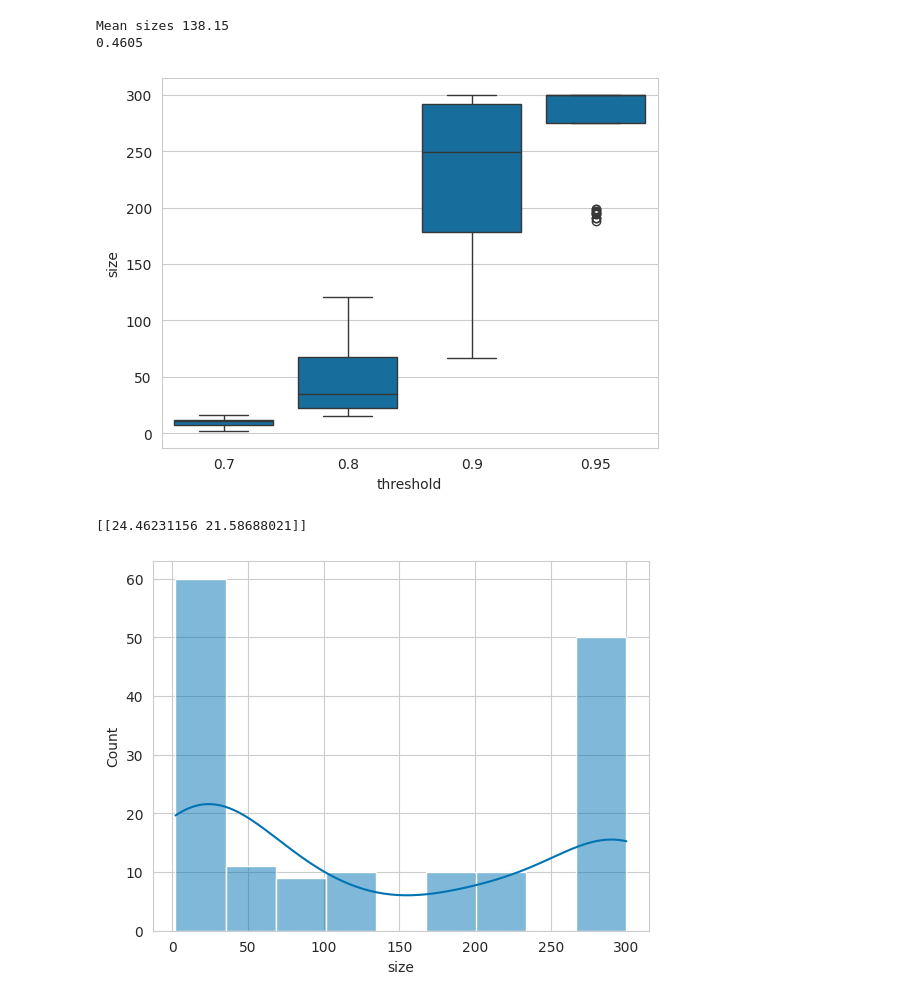
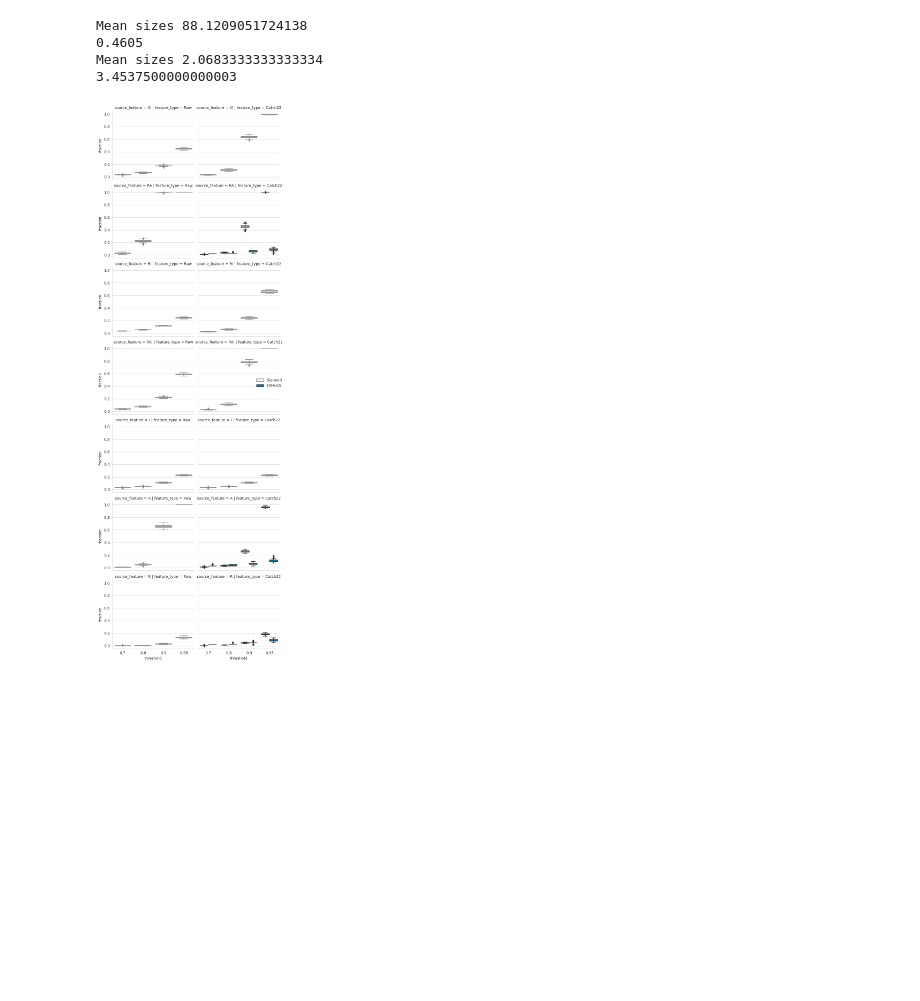
Before and after one commit to automl/instance-dac, a Jupyter notebook: analysis/selected_ispace_size.ipynb, the cells around one changed output. Drawn from its saved outputs; the diff is of its cells as text; code cells hidden in the pictures; blank space fills up the shorter version.

```diff
--- a/analysis/selected_ispace_size.ipynb
+++ b/analysis/selected_ispace_size.ipynb
@@ -1,38 +1,65 @@
 # %%
 from pathlib import Path
 import seaborn as sns
 import matplotlib.pyplot as plt
 import pandas as pd
 import numpy as np
 
+# sns.set_context("paper")
 sns.set_style("whitegrid")
 sns.set_palette("colorblind")
 
+
 # Path to selected instance sets
-path = Path("../data/instance_sets/selected/generated/Sigmoid/2D3M_train/Train")
-fnames = list(path.glob("**/*.csv"))
-threshs = [float(f.parts[-2]) for f in fnames]
-sizes = [len(f.read_text().split("\n")) - 1 for f in fnames]
 
-print("Mean sizes", np.mean(sizes))
-print(138.15/300)
+def get_sizes(path, benchmark, n_instances: int) -> pd.DataFrame:
+    fnames = list(path.glob("**/*.csv"))
+    threshs = [float(f.parts[-3]) for f in fnames]
+    sizes = [len(f.read_text().split("\n")) - 1 for f in fnames]
+    feature_types = [f.parts[-5] for f in fnames]
+    source_features = [f.parts[-4] for f in fnames]
+
+    print("Mean sizes", np.mean(sizes))
+    print(138.15/n_instances)
+    df = pd.DataFrame({
+        "threshold": threshs,
+        "size": sizes,
+        "fraction": np.array(sizes) / n_instances,
+        "benchmark": benchmark,
+        "feature_type": feature_types,
+        "source_feature": source_features,
+    })
+    return df
+
+benchmarks = ["Sigmoid", "CMA-ES"]
+n_insts = [300, 40]
+paths = [
+    Path("../data/instance_sets/selected/generated/Sigmoid/2D3M_train/Train"),
+    Path("../data/instance_sets/selected/generated/CMA-ES/seplow_train/Train")
+]
+
+D = []
+for benchmark, n_instances, path in zip(benchmarks, n_insts, paths):
+    if path.is_dir():
+        D.append(
+            get_sizes(path, benchmark, n_instances)
+        )
+df = pd.concat(D).reset_index(drop=True)
 
 
-
-df = pd.DataFrame({
-    "threshold": threshs,
-    "size": sizes
-})
-sns.boxplot(data=df, x="threshold", y="size")
+grid = sns.FacetGrid(data=df, col="feature_type", row="source_feature")
+grid.map_dataframe(sns.boxplot, x="threshold", y="fraction", hue="benchmark")
+grid.add_legend()
+grid.fig.set_tight_layout(True)
 plt.show()
 
-ax = sns.histplot(data=df, x="size", kde=True)
+ax = sns.histplot(data=df, x="size", kde=True, hue="benchmark")
 data = ax.lines[0].get_xydata()
 print(data[np.where(data[:, 1] == max(data[:, 1]))])
 plt.show()
 # %% [output]
-Mean sizes 138.15
+Mean sizes 88.1209051724138
 0.4605
+Mean sizes 2.0683333333333334
+3.4537500000000003
-[figure, old version]
+[figure, new version]
-[[24.46231156 21.58688021]]
-[figure, removed]
```
Also changed, not shown: 5 other files.
